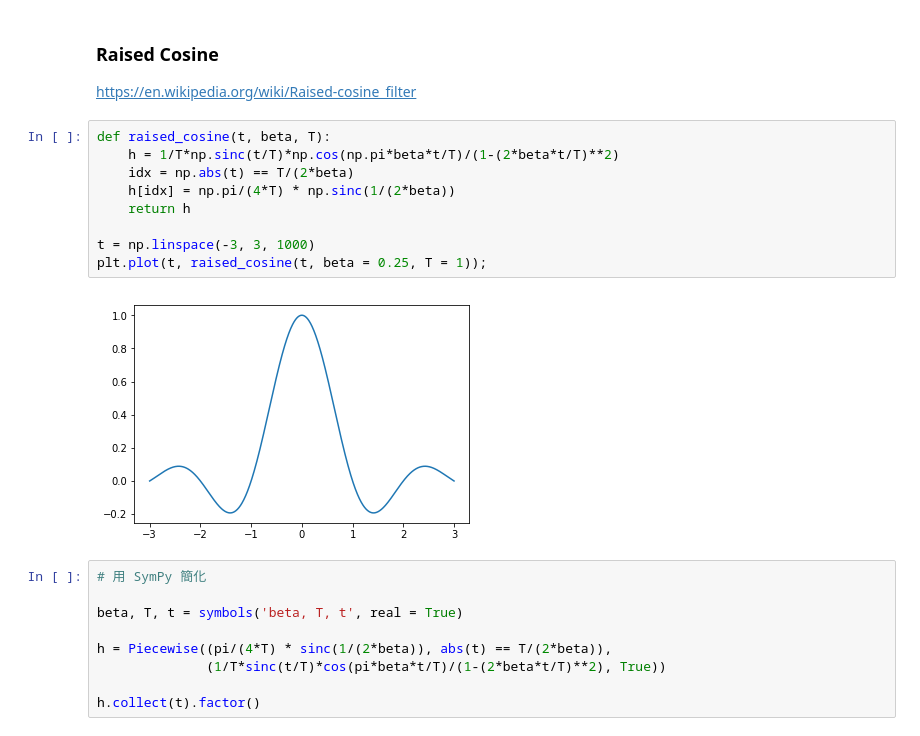
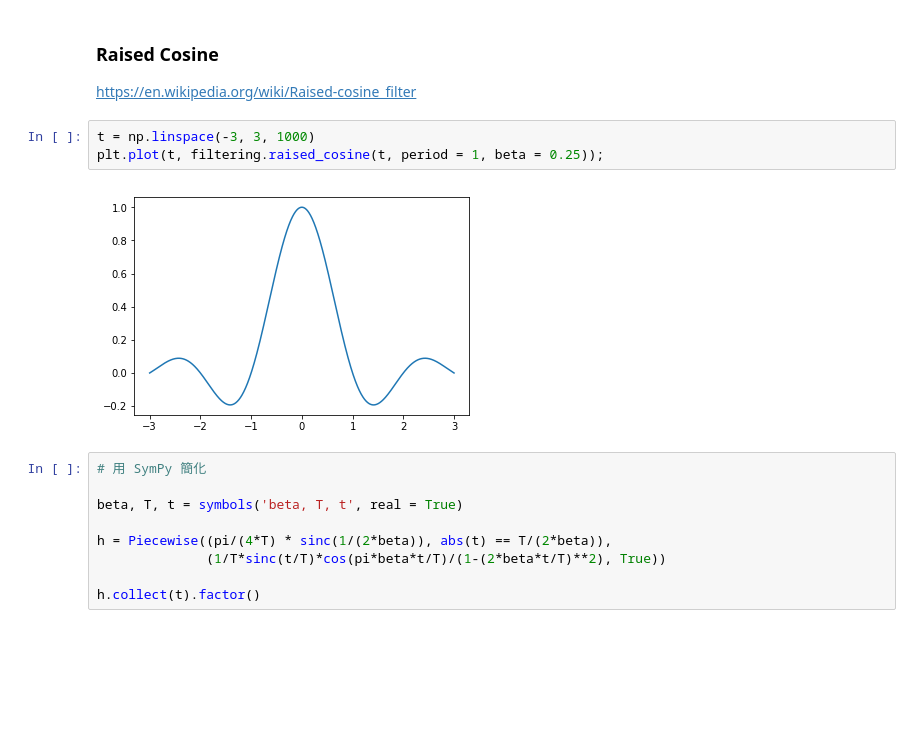
Before and after one commit to Wei1234c/Digital_Signal_Processing, a Jupyter notebook: notebooks/week8/Week 8 Lab.ipynb, the cells around one changed output. Cells and saved outputs as stored; diff of their text form; blank space fills up the shorter version.

```diff
--- a/notebooks/week8/Week 8 Lab.ipynb
+++ b/notebooks/week8/Week 8 Lab.ipynb
@@ -279,17 +280,11 @@ Set $F_s = KW$, then we can simply upsample by K.
 # %% [markdown]
 ### Raised Cosine
 https://en.wikipedia.org/wiki/Raised-cosine_filter
-# %%
-def raised_cosine(t, beta, T):
-    h = 1/T*np.sinc(t/T)*np.cos(np.pi*beta*t/T)/(1-(2*beta*t/T)**2)
-    idx = np.abs(t) == T/(2*beta)
-    h[idx] = np.pi/(4*T) * np.sinc(1/(2*beta))
-    return h
-
-t = np.linspace(-3, 3, 1000)
-plt.plot(t, raised_cosine(t, beta = 0.25, T = 1));
-# %% [output]
-[figure, removed]
+# %%
+t = np.linspace(-3, 3, 1000)
+plt.plot(t, filtering.raised_cosine(t, period = 1, beta = 0.25));
+# %% [output]
+[figure, added]
 # %%
 # 用 SymPy 簡化
 
```
Also changed, not shown: parts of 47 cells of this notebook, 14 other files.
